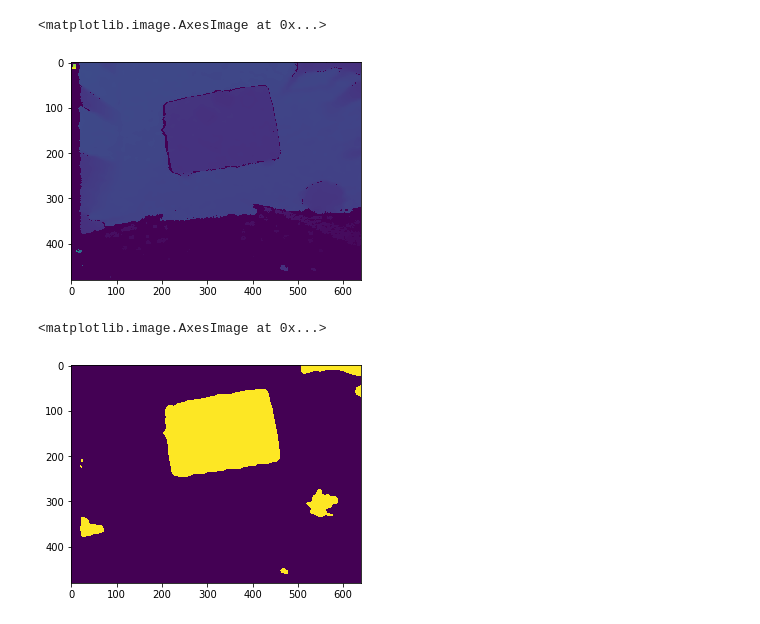
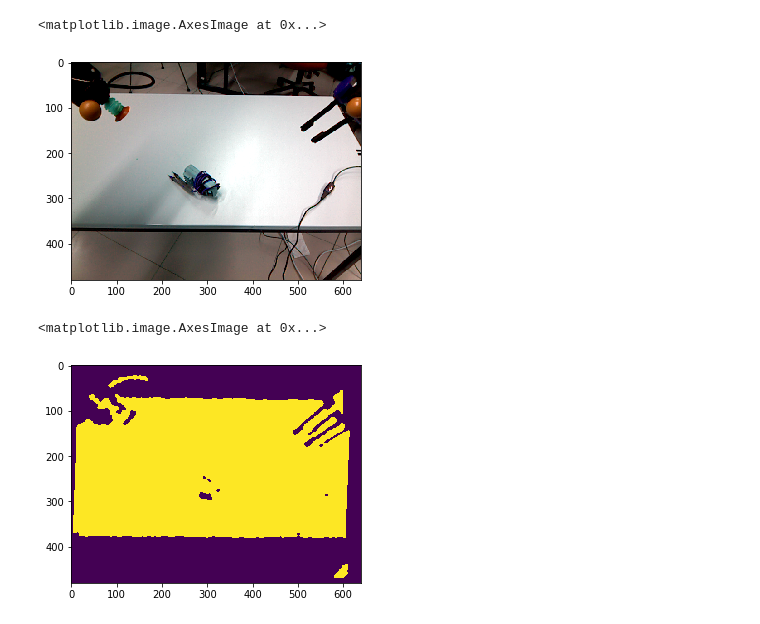
Before and after one commit to marctuscher/robotics-course, a Jupyter notebook: practical/clean/cam_test.ipynb, the cells around one changed output. Cells and saved outputs as stored; diff of their text form; code cells hidden in the pictures.

```diff
--- a/practical/clean/cam_test.ipynb
+++ b/practical/clean/cam_test.ipynb
@@ -38,20 +134,20 @@ from skimage import measure, morphology
 # %%
-cam = ry.Camera("camMarc", "/camera/color/image_raw", "/camera/depth/image_rect_raw", True)
+cam = ry.Camera("camMarc", "/camera/rgb/image_rect_color", "/camera/depth/image_rect_raw", True)
 # %%
 img = cam.getRgb()
 d = cam.getDepth()
 # %%
-plt.imshow(d)
+plt.imshow(img)
 # %% [output]
 <matplotlib.image.AxesImage at 0x...>
-[figure, old version]
+[figure, new version]
 # %%
-dm, m = vision.maskDepth(d, 1.,1.3 )
+dm, m = vision.maskDepth(d, 0.5,1.4 )
 m = cv2.medianBlur(m.astype(np.uint8), 5)
 plt.imshow(m)
 # %% [output]
 <matplotlib.image.AxesImage at 0x...>
-[figure, old version]
+[figure, new version]
 # %%
 lbl = morphology.label(m, connectivity=2)
 props = measure.regionprops(lbl)
```
Also changed, not shown: parts of 17 cells of this notebook, 1 other file.
